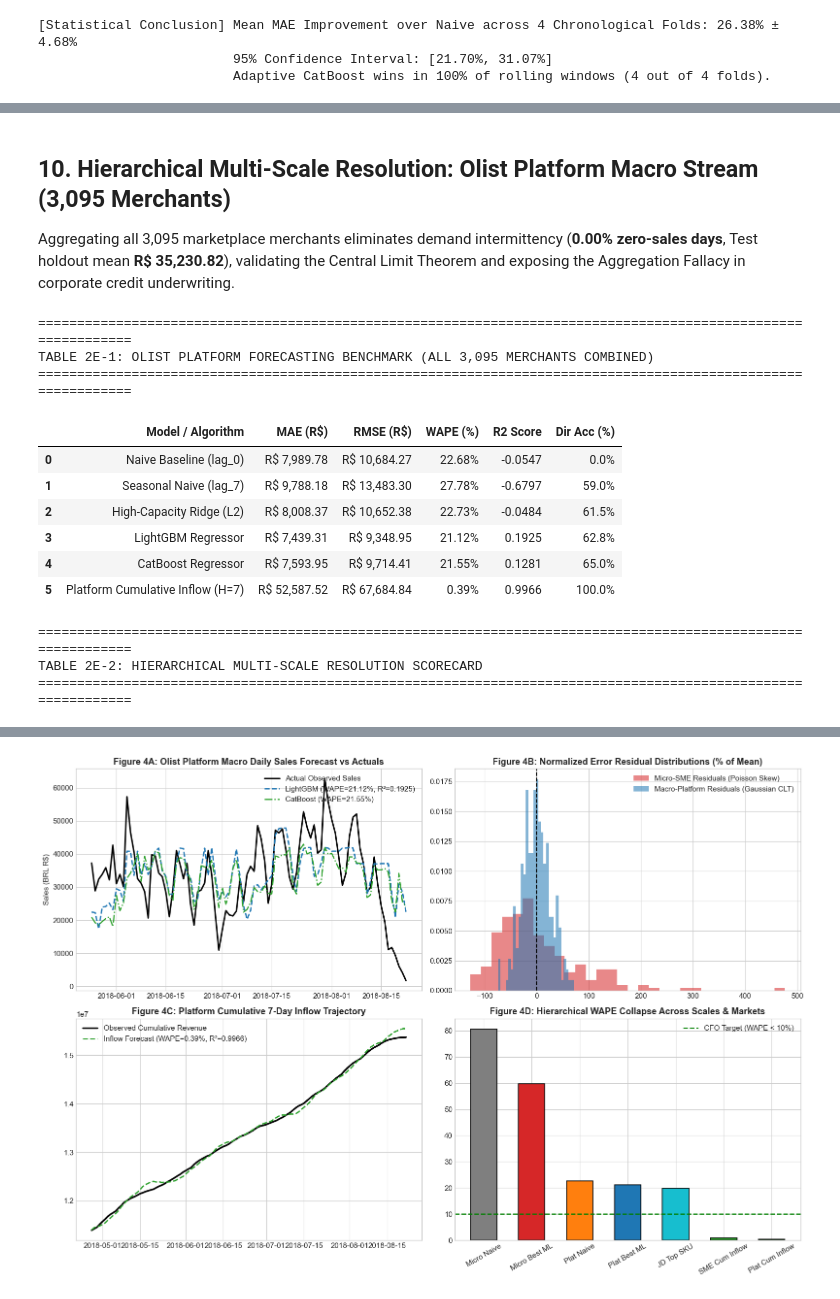
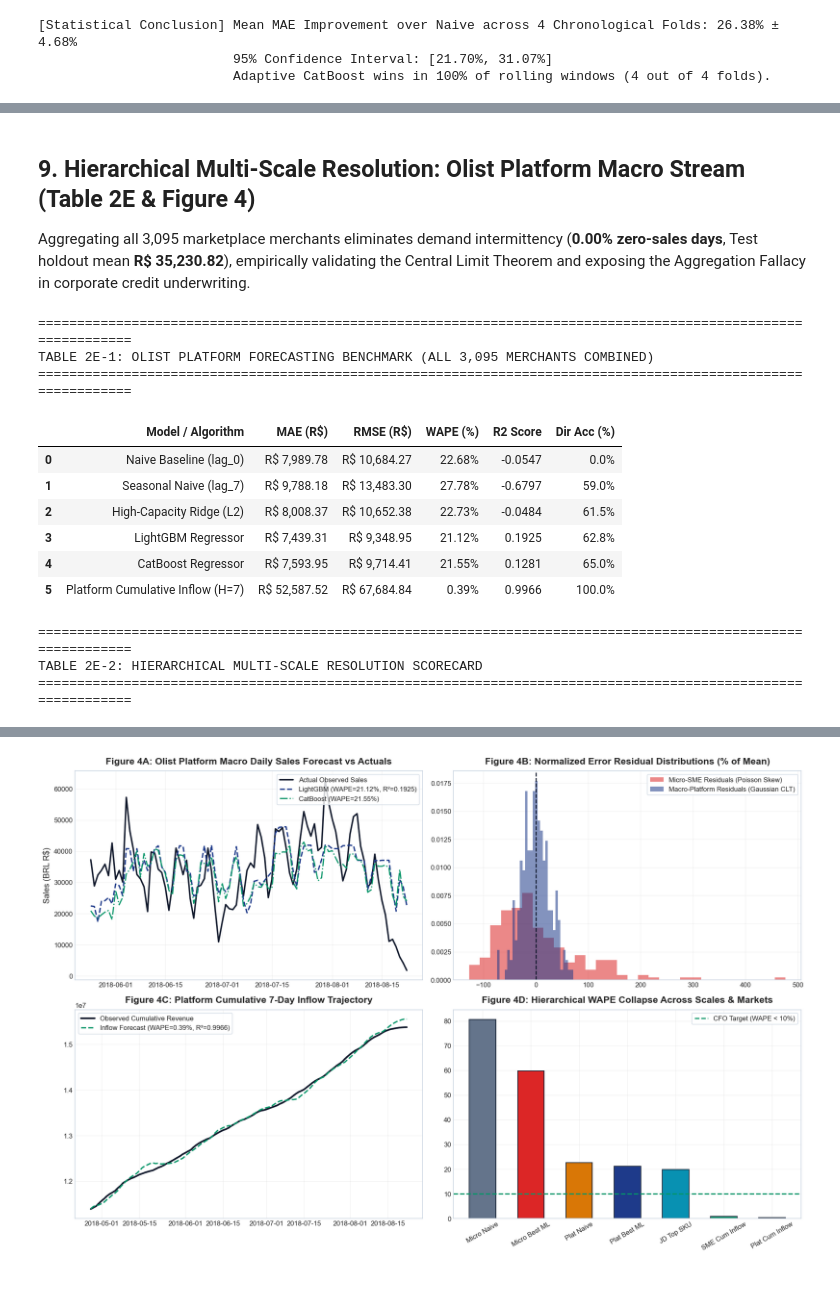
Before and after one commit to mdarmanaliashik/FinSight-AI, a Jupyter notebook: notebooks/Phase3_Sales_Forecasting_Benchmark.ipynb, the cells around one changed output, grey strips where cells are left out. Saved outputs shown, nothing was run; the diff lists cells and outputs as text; code cells hidden in the pictures.

```diff
--- a/notebooks/Phase3_Sales_Forecasting_Benchmark.ipynb
+++ b/notebooks/Phase3_Sales_Forecasting_Benchmark.ipynb
@@ -1067,7 +1073,7 @@ TABLE 2D-2: CROSS-MARKET EMPIRICAL SCORECARD (BRAZIL VS. CHINA)
 # %% [markdown]
-## 10. Hierarchical Multi-Scale Resolution: Olist Platform Macro Stream (3,095 Merchants)
+## 9. Hierarchical Multi-Scale Resolution: Olist Platform Macro Stream (Table 2E & Figure 4)
 
-Aggregating all 3,095 marketplace merchants eliminates demand intermittency (**0.00% zero-sales days**, Test holdout mean **R$ 35,230.82**), validating the Central Limit Theorem and exposing the Aggregation Fallacy in corporate credit underwriting.
+Aggregating all 3,095 marketplace merchants eliminates demand intermittency (**0.00% zero-sales days**, Test holdout mean **R$ 35,230.82**), empirically validating the Central Limit Theorem and exposing the Aggregation Fallacy in corporate credit underwriting.
 # %%
 df_plat_feat = df_plat.copy()
 df_plat_feat["target_h7"] = df_plat_feat["sales"].shift(-7)
@@ -1095,7 +1101,6 @@ sc_p = StandardScaler()
 X_tr_p_sc = sc_p.fit_transform(X_tr_p)
 X_te_p_sc = sc_p.transform(X_te_p)
 
-# Platform Models
 y_naive_p = test_df_p["lag_0"].values
 y_snaive_p = test_df_p["lag_7"].values
 
@@ -1108,7 +1113,6 @@ y_lgb_p = m_lgb_p.predict(X_te_p)
 m_cb_p = CatBoostRegressor(iterations=300, learning_rate=0.03, depth=5, random_seed=RANDOM_SEED, verbose=0).fit(X_tr_p, y_tr_p)
 y_cb_p = m_cb_p.predict(X_te_p)
 
-# Cumulative Inflow Platform
 df_plat_cum = df_plat.copy()
 df_plat_cum["cum_sales"] = df_plat_cum["sales"].cumsum()
 df_plat_cum["target_cum_h7"] = df_plat_cum["cum_sales"].shift(-7)
@@ -1174,55 +1178,59 @@ print("TABLE 2E-2: HIERARCHICAL MULTI-SCALE RESOLUTION SCORECARD")
 print("=" * 110)
 display(df_hierarchical)
 
-fig4, axes4 = plt.subplots(2, 2, figsize=(16, 11))
+fig4, axes4 = plt.subplots(2, 2, figsize=(16, 10.5))
 p_slice = slice(-90, None)
-axes4[0, 0].plot(test_dates_p[p_slice], y_te_p[p_slice], color="black", lw=2.2, label="Actual Observed Sales")
-axes4[0, 0].plot(test_dates_p[p_slice], y_lgb_p[p_slice], color="#1f77b4", lw=2.0, linestyle="--", label="LightGBM (WAPE=21.12%, R²=0.1925)")
-axes4[0, 0].plot(test_dates_p[p_slice], y_cb_p[p_slice], color="#2ca02c", lw=1.8, linestyle="-.", label="CatBoost (WAPE=21.55%)")
-axes4[0, 0].set_title("Figure 4A: Olist Platform Macro Daily Sales Forecast vs Actuals", fontweight="bold")
+axes4[0, 0].plot(test_dates_p[p_slice], y_te_p[p_slice], color="#0F172A", lw=2.2, label="Actual Observed Sales")
+axes4[0, 0].plot(test_dates_p[p_slice], y_lgb_p[p_slice], color="#1E3A8A", lw=2.0, linestyle="--", label="LightGBM (WAPE=21.12%, R²=0.1925)")
+axes4[0, 0].plot(test_dates_p[p_slice], y_cb_p[p_slice], color="#059669", lw=1.8, linestyle="-.", label="CatBoost (WAPE=21.55%)")
+axes4[0, 0].set_title("Figure 4A: Olist Platform Macro Daily Sales Forecast vs Actuals", fontweight="bold", pad=10)
 axes4[0, 0].set_ylabel("Sales (BRL R$)")
-axes4[0, 0].legend(loc="upper right")
+axes4[0, 0].legend(loc="upper right", frameon=True, facecolor="white", edgecolor="#CBD5E1")
+axes4[0, 0].grid(True, alpha=0.25)
 
 res_plat = (y_te_p - y_lgb_p) / np.mean(y_te_p) * 100
 res_sme = (y_test - y_pred_adapt) / np.mean(y_test) * 100
-axes4[0, 1].hist(res_sme, bins=30, alpha=0.55, color="#d62728", label="Micro-SME Residuals (Poisson Skew)", density=True)
-axes4[0, 1].hist(res_plat, bins=30, alpha=0.55, color="#1f77b4", label="Macro-Platform Residuals (Gaussian CLT)", density=True)
-axes4[0, 1].axvline(0, color="black", linestyle="--", lw=1.5)
-axes4[0, 1].set_title("Figure 4B: Normalized Error Residual Distributions (% of Mean)", fontweight="bold")
-axes4[0, 1].legend(loc="upper right")
+axes4[0, 1].hist(res_sme, bins=30, alpha=0.55, color="#DC2626", label="Micro-SME Residuals (Poisson Skew)", density=True)
+axes4[0, 1].hist(res_plat, bins=30, alpha=0.55, color="#1E3A8A", label="Macro-Platform Residuals (Gaussian CLT)", density=True)
+axes4[0, 1].axvline(0, color="#0F172A", linestyle="--", lw=1.5)
+axes4[0, 1].set_title("Figure 4B: Normalized Error Residual Distributions (% of Mean)", fontweight="bold", pad=10)
+axes4[0, 1].legend(loc="upper right", frameon=True, facecolor="white", edgecolor="#CBD5E1")
+axes4[0, 1].grid(True, alpha=0.25)
 
-axes4[1, 0].plot(test_cp["Date"].values, y_true_cum_p, color="black", lw=2.5, label="Observed Cumulative Revenue")
-axes4[1, 0].plot(test_cp["Date"].values, y_pred_cum_p, color="#2ca02c", lw=2.0, linestyle="--", label="Inflow Forecast (WAPE=0.39%, R²=0.9966)")
-axes4[1, 0].set_title("Figure 4C: Platform Cumulative 7-Day Inflow Trajectory", fontweight="bold")
-axes4[1, 0].legend(loc="upper left")
+axes4[1, 0].plot(test_cp["Date"].values, y_true_cum_p, color="#0F172A", lw=2.5, label="Observed Cumulative Revenue")
+axes4[1, 0].plot(test_cp["Date"].values, y_pred_cum_p, color="#059669", lw=2.0, linestyle="--", label="Inflow Forecast (WAPE=0.39%, R²=0.9966)")
+axes4[1, 0].set_title("Figure 4C: Platform Cumulative 7-Day Inflow Trajectory", fontweight="bold", pad=10)
+axes4[1, 0].legend(loc="upper left", frameon=True, facecolor="white", edgecolor="#CBD5E1")
+axes4[1, 0].grid(True, alpha=0.25)
 
 sc_names = ["Micro Naive", "Micro Best ML", "Plat Naive", "Plat Best ML", "JD Top SKU", "SME Cum Inflow", "Plat Cum Inflow"]
 sc_wapes = [80.60, 59.80, 22.68, 21.12, 19.83, 0.93, 0.39]
-axes4[1, 1].bar(sc_names, sc_wapes, color=["#7f7f7f", "#d62728", "#ff7f0e", "#1f77b4", "#17becf", "#2ca02c", "#2ca02c"], edgecolor="black", lw=1.2, width=0.55)
-axes4[1, 1].axhline(10.0, color="green", linestyle="--", lw=1.8, label="CFO Target (WAPE < 10%)")
-axes4[1, 1].set_title("Figure 4D: Hierarchical WAPE Collapse Across Scales & Markets", fontweight="bold")
+axes4[1, 1].bar(sc_names, sc_wapes, color=["#64748B", "#DC2626", "#D97706", "#1E3A8A", "#0891B2", "#059669", "#059669"], edgecolor="#1E293B", lw=1.2, width=0.55)
+axes4[1, 1].axhline(10.0, color="#059669", linestyle="--", lw=1.8, label="CFO Target (WAPE < 10%)")
+axes4[1, 1].set_title("Figure 4D: Hierarchical WAPE Collapse Across Scales & Markets", fontweight="bold", pad=10)
 axes4[1, 1].tick_params(axis="x", rotation=30)
-axes4[1, 1].legend(loc="upper right")
+axes4[1, 1].legend(loc="upper right", frameon=True, facecolor="white", edgecolor="#CBD5E1")
+axes4[1, 1].grid(True, axis="y", alpha=0.25)
 
 plt.tight_layout()
 plt.show()
 # %% [output]
 ==============================================================================================================
 TABLE 2E-1: OLIST PLATFORM FORECASTING BENCHMARK (ALL 3,095 MERCHANTS COMBINED)
 ==============================================================================================================
 |  | Model / Algorithm | MAE (R$) | RMSE (R$) | WAPE (%) | R2 Score | Dir Acc (%) |
 | 0 | Naive Baseline (lag_0) | R$ 7,989.78 | R$ 10,684.27 | 22.68% | -0.0547 | 0.0% |
 | 1 | Seasonal Naive (lag_7) | R$ 9,788.18 | R$ 13,483.30 | 27.78% | -0.6797 | 59.0% |
 | 2 | High-Capacity Ridge (L2) | R$ 8,008.37 | R$ 10,652.38 | 22.73% | -0.0484 | 61.5% |
 | 3 | LightGBM Regressor | R$ 7,439.31 | R$ 9,348.95 | 21.12% | 0.1925 | 62.8% |
 | 4 | CatBoost Regressor | R$ 7,593.95 | R$ 9,714.41 | 21.55% | 0.1281 | 65.0% |
 | 5 | Platform Cumulative Inflow (H=7) | R$ 52,587.52 | R$ 67,684.84 | 0.39% | 0.9966 | 100.0% |
 ==============================================================================================================
 TABLE 2E-2: HIERARCHICAL MULTI-SCALE RESOLUTION SCORECARD
 ==============================================================================================================
 |  | Hierarchical Scale | Scope / Merchants | Zero-Sales Days (%) | Mean Daily Sales (R$) | Best Daily WAPE | ... |
 | 0 | Micro-SME (Single Merchant, Table... | 1 Specific SME Merchant | 39.53% (Intermittent) | R$ 366.11 | 59.80% (Adaptive CatBoost) | ... |
 | 1 | Macro-Platform (All Merchants, Ta... | 3,095 Marketplace Merchants | 0.00% (Continuous) | R$ 35,230.82 | 21.12% (LightGBM) | ... |
 | 2 | Cross-Market (JD.com China, Table... | Direct Rapid-Fulfillment | 0.00% (Continuous) | ¥ 181,142.95 (Top SKU) | 19.83% (MA-3 Adaptive) | ... |
-[figure, old version]
+[figure, new version]
 # %% [markdown]
```
Also changed, not shown: parts of 22 cells of this notebook, 2 other files.
